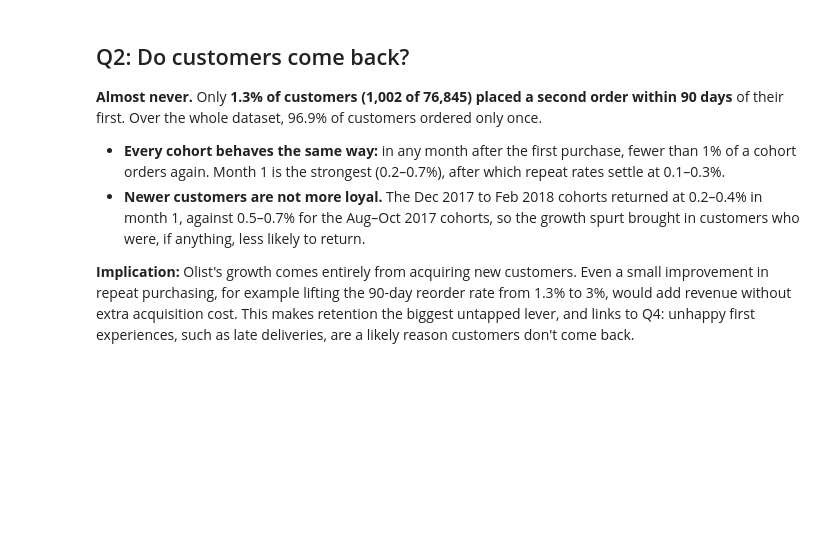
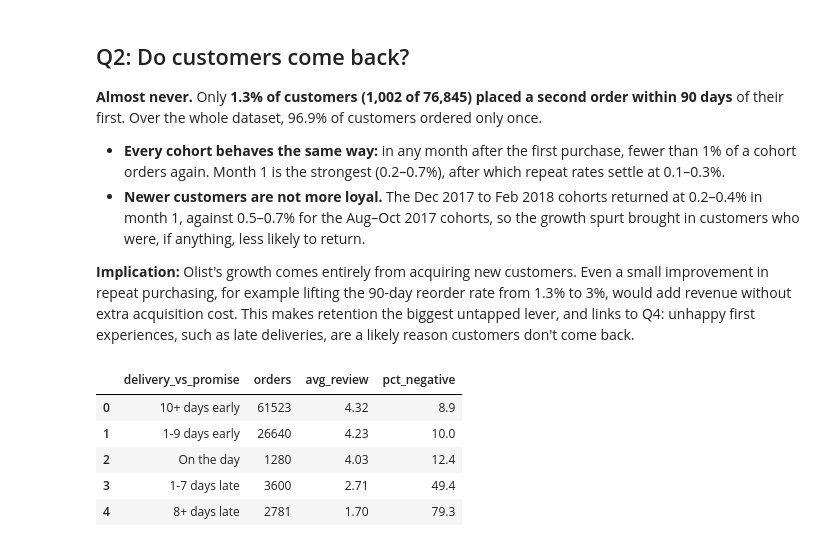
Before and after one commit to Omj69/olist-ecommerce-analytics, a Jupyter notebook: notebooks/02_analysis.ipynb, the cells around one changed output. Saved outputs shown, nothing was run; the diff lists cells and outputs as text; code cells hidden in the pictures; blank space fills up the shorter version.

```diff
--- a/notebooks/02_analysis.ipynb
+++ b/notebooks/02_analysis.ipynb
@@ -268,3 +268,30 @@ q("""
 - **Newer customers are not more loyal.** The Dec 2017 to Feb 2018 cohorts returned at 0.2–0.4% in month 1, against 0.5–0.7% for the Aug–Oct 2017 cohorts, so the growth spurt brought in customers who were, if anything, less likely to return.
 
 **Implication:** Olist's growth comes entirely from acquiring new customers. Even a small improvement in repeat purchasing, for example lifting the 90-day reorder rate from 1.3% to 3%, would add revenue without extra acquisition cost. This makes retention the biggest untapped lever, and links to Q4: unhappy first experiences, such as late deliveries, are a likely reason customers don't come back.
+# %%
+dv = q("""
+    SELECT CASE
+             WHEN delay_days <= -10 THEN '10+ days early'
+             WHEN delay_days <= -1  THEN '1-9 days early'
+             WHEN delay_days = 0    THEN 'On the day'
+             WHEN delay_days <= 7   THEN '1-7 days late'
+             ELSE '8+ days late'
+           END                                              AS delivery_vs_promise,
+           count(*)                                         AS orders,
+           round(avg(review_score), 2)                      AS avg_review,
+           round(100.0 * avg(is_negative_review::INT), 1)   AS pct_negative
+    FROM marts.fct_orders
+    WHERE order_status = 'delivered'
+      AND delay_days IS NOT NULL
+      AND review_score IS NOT NULL
+    GROUP BY 1
+    ORDER BY min(delay_days)
+""")
+dv
+# %% [output]
+|  | delivery_vs_promise | orders | avg_review | pct_negative |
+| 0 | 10+ days early | 61523 | 4.32 | 8.9 |
+| 1 | 1-9 days early | 26640 | 4.23 | 10.0 |
+| 2 | On the day | 1280 | 4.03 | 12.4 |
+| 3 | 1-7 days late | 3600 | 2.71 | 49.4 |
+| 4 | 8+ days late | 2781 | 1.70 | 79.3 |
```
Also changed, not shown: parts of 5 cells of this notebook, 2 other files.
